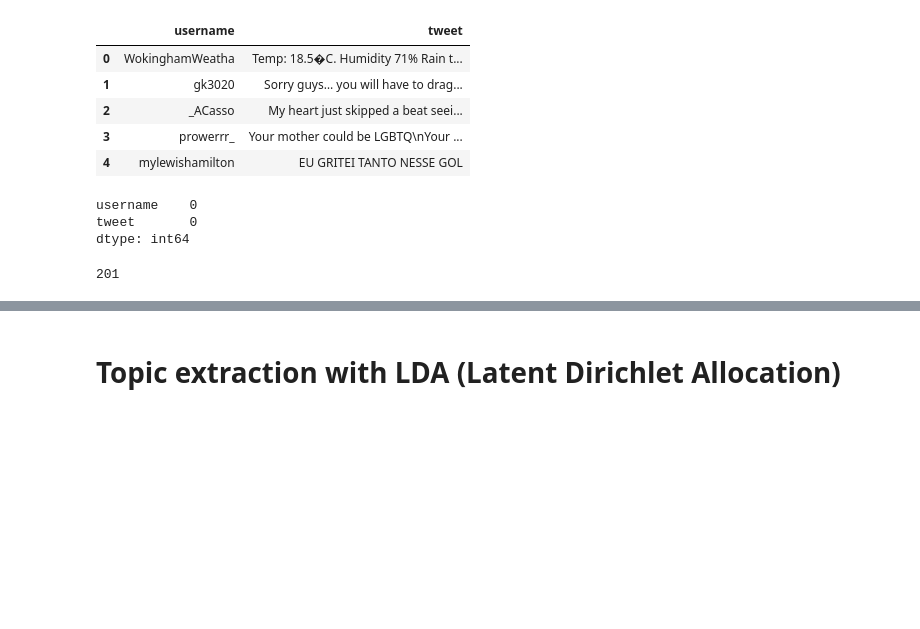
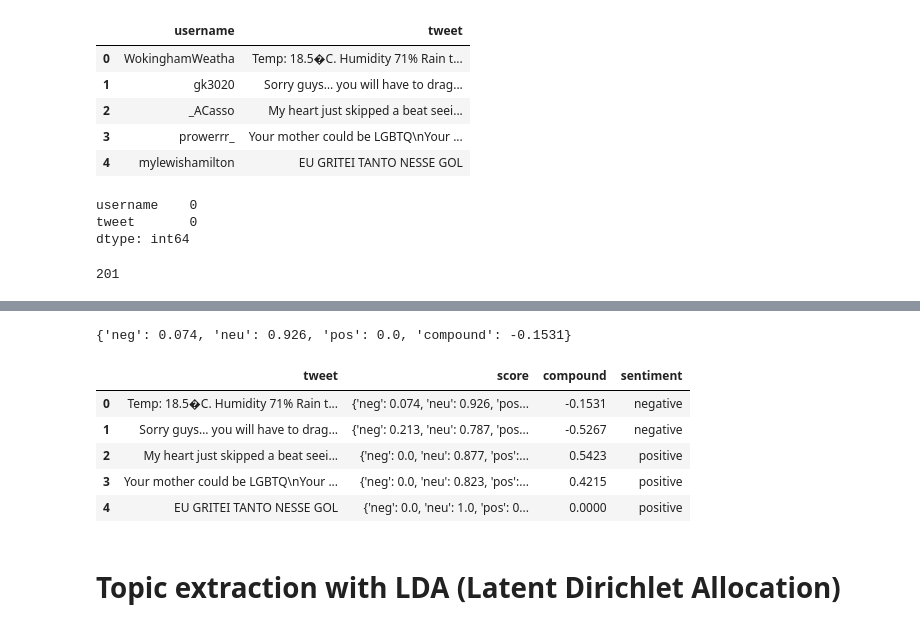
Before and after one commit to hennypurwadi/twitter_Topic_analysis, a Jupyter notebook: twitter_extract_topics.ipynb, the cells around one changed output, grey strips where cells are left out. Drawn from its saved outputs; the diff is of its cells as text; code cells hidden in the pictures; blank space fills up the shorter version.

```diff
--- a/twitter_extract_topics.ipynb
+++ b/twitter_extract_topics.ipynb
@@ -206,0 +181,5 @@ print(lemma_w)
+# %%
+#df1.value_counts()
+sid.polarity_scores(df1.loc[0]['tweet'])
+# %% [output]
+{'neg': 0.074, 'neu': 0.926, 'pos': 0.0, 'compound': -0.1531}
@@ -207,3 +194,16 @@ print(lemma_w)
+# %%
+#df1['tweet'].value_counts()
+df1['score'] = df1['tweet'].apply(lambda review: sid.polarity_scores(review))
+df1['compound']  = df1['score'].apply(lambda score_dict: score_dict['compound'])
+df1['sentiment'] = df1['compound'].apply(lambda c: 'positive' if c >=0 else 'negative')
+df1.head()
+# %% [output]
+|  | tweet | score | compound | sentiment |
+| 0 | Temp: 18.5�C. Humidity 71% Rain t... | {'neg': 0.074, 'neu': 0.926, 'pos... | -0.1531 | negative |
+| 1 | Sorry guys… you will have to drag... | {'neg': 0.213, 'neu': 0.787, 'pos... | -0.5267 | negative |
+| 2 | My heart just skipped a beat seei... | {'neg': 0.0, 'neu': 0.877, 'pos':... | 0.5423 | positive |
+| 3 | Your mother could be LGBTQ\nYour ... | {'neg': 0.0, 'neu': 0.823, 'pos':... | 0.4215 | positive |
+| 4 | EU GRITEI TANTO NESSE GOL | {'neg': 0.0, 'neu': 1.0, 'pos': 0... | 0.0000 | positive |
 # %% [markdown]
 # Topic extraction with LDA (Latent Dirichlet Allocation)
 # %%
```
Also changed, not shown: parts of 39 cells of this notebook.
